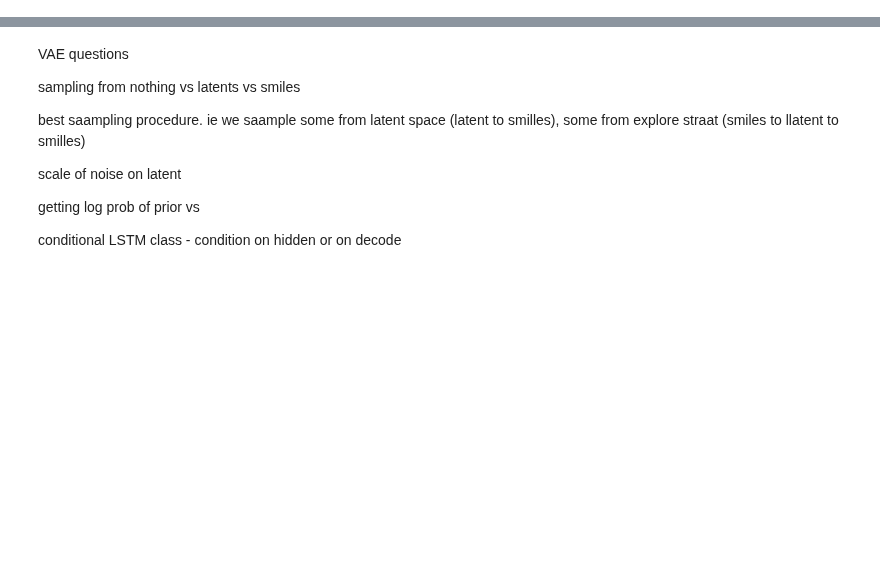
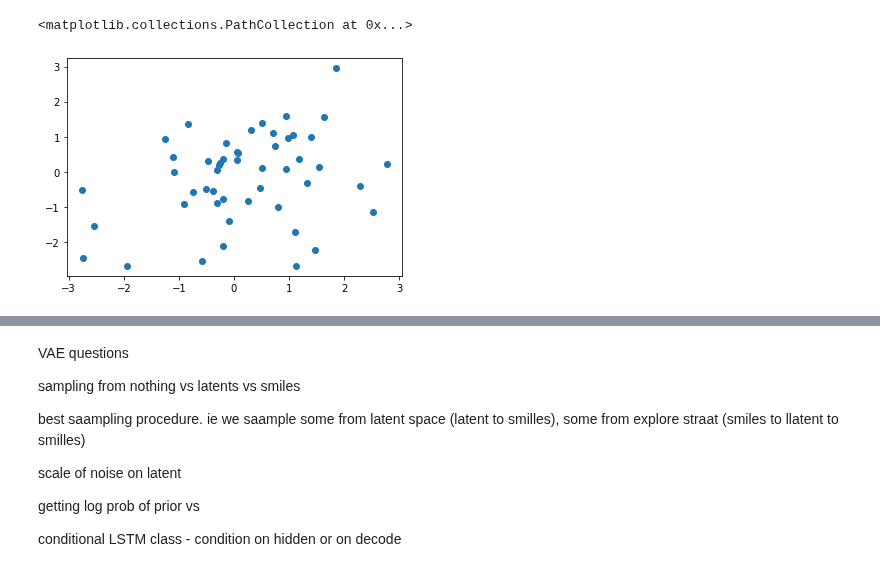
Before and after one commit to DarkMatterAI/mrl, a Jupyter notebook: dev_nbs/dev1.ipynb, the cells around one changed output, grey strips where cells are left out. Cells and saved outputs as stored; diff of their text form; code cells hidden in the pictures; blank space fills up the shorter version.

```diff
--- a/dev_nbs/dev1.ipynb
+++ b/dev_nbs/dev1.ipynb
@@ -136,0 +18,9 @@ df = pd.read_csv('../nbs/files/smiles.csv')
+# %%
+d = VonMises(torch.tensor([0., 0.]), torch.tensor([1.0, 1.0]))
+# %%
+t = d.sample([50])
+# %%
+plt.scatter(t[:,0], t[:,1])
+# %% [output]
+<matplotlib.collections.PathCollection at 0x...>
+[figure, added]
```
Also changed, not shown: parts of 74 cells of this notebook, 3 other files.
